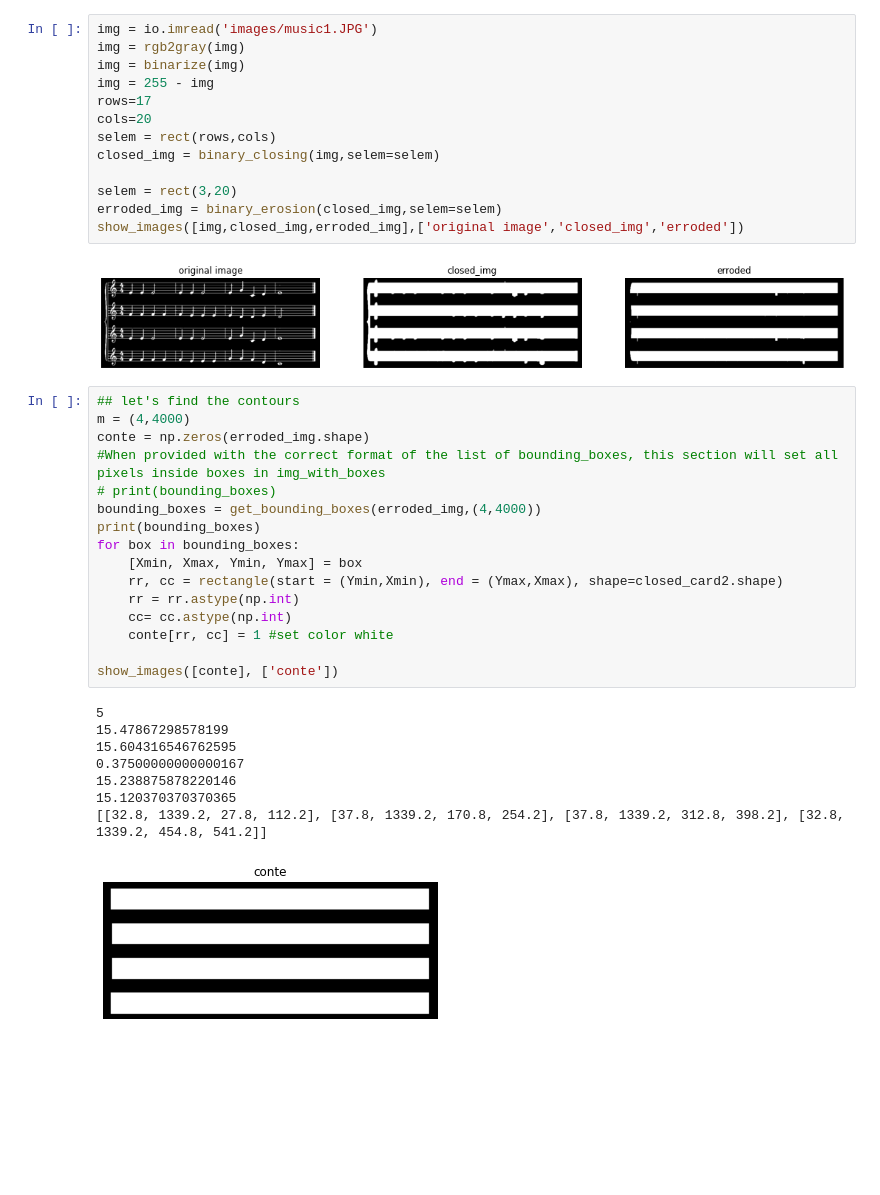
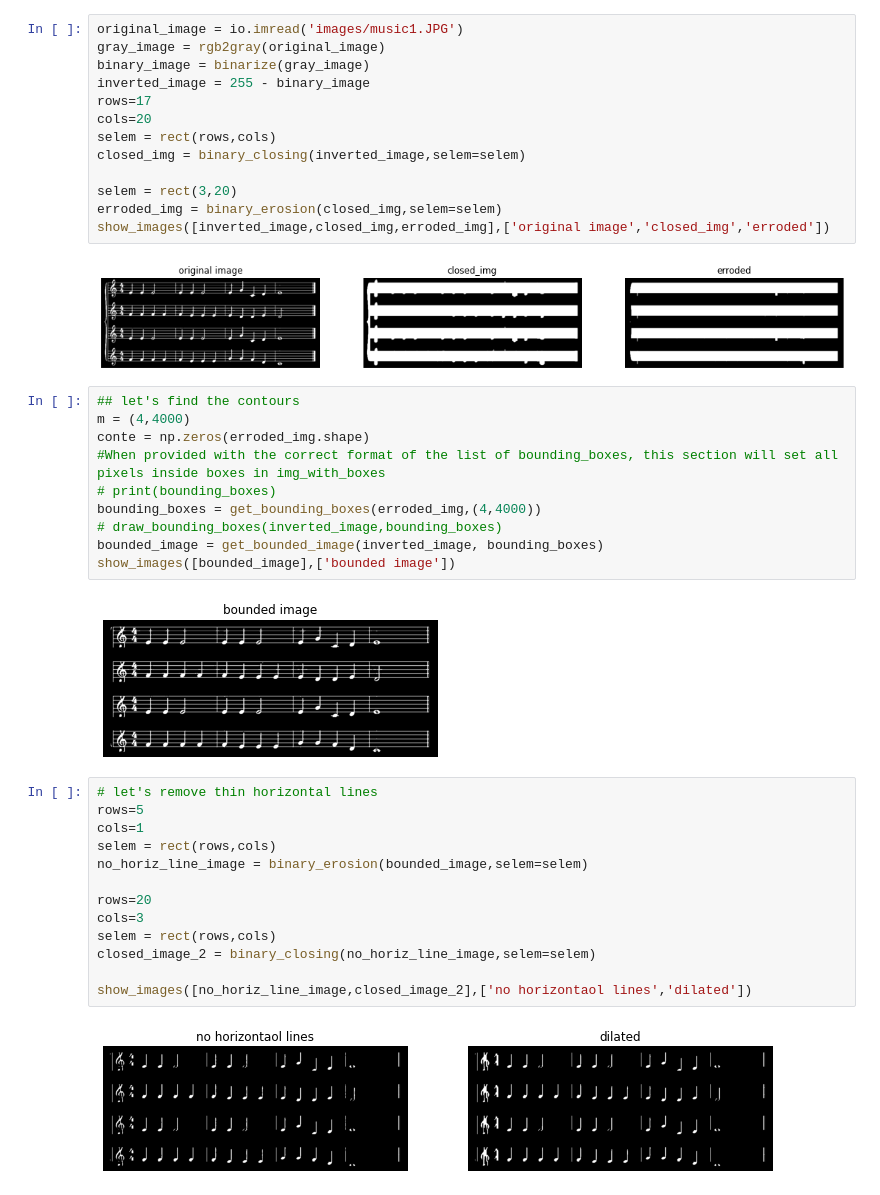
Before and after one commit to marait123/music-notes-reader, a Jupyter notebook: part1.ipynb, the cells around one changed output. Drawn from its saved outputs; the diff is of its cells as text; blank space fills up the shorter version.

Commit message:
started on segmenting the individual symbols

```diff
--- a/part1.ipynb
+++ b/part1.ipynb
@@ -60,40 +78,42 @@ def get_bounding_boxes(img,box_aspect_ratio):
 # %%
-img = io.imread('images/music1.JPG')
-img = rgb2gray(img)
-img = binarize(img)
-img = 255 - img
+original_image = io.imread('images/music1.JPG')
+gray_image = rgb2gray(original_image)
+binary_image = binarize(gray_image)
+inverted_image = 255 - binary_image
 rows=17
 cols=20
 selem = rect(rows,cols)
-closed_img = binary_closing(img,selem=selem)
+closed_img = binary_closing(inverted_image,selem=selem)
 
 selem = rect(3,20)
 erroded_img = binary_erosion(closed_img,selem=selem)
-show_images([img,closed_img,erroded_img],['original image','closed_img','erroded'])
+show_images([inverted_image,closed_img,erroded_img],['original image','closed_img','erroded'])
 # %% [output]
 [figure]
 # %%
 ## let's find the contours
 m = (4,4000)
 conte = np.zeros(erroded_img.shape)
 #When provided with the correct format of the list of bounding_boxes, this section will set all pixels inside boxes in img_with_boxes
 # print(bounding_boxes)
 bounding_boxes = get_bounding_boxes(erroded_img,(4,4000))
-print(bounding_boxes)
-for box in bounding_boxes:
-    [Xmin, Xmax, Ymin, Ymax] = box
-    rr, cc = rectangle(start = (Ymin,Xmin), end = (Ymax,Xmax), shape=closed_card2.shape)
-    rr = rr.astype(np.int)
-    cc= cc.astype(np.int)
-    conte[rr, cc] = 1 #set color white
-
-show_images([conte], ['conte'])
+# draw_bounding_boxes(inverted_image,bounding_boxes)
+bounded_image = get_bounded_image(inverted_image, bounding_boxes)
+show_images([bounded_image],['bounded image'])
 # %% [output]
-5
-15.47867298578199
-15.604316546762595
-0.37500000000000167
-15.238875878220146
-15.120370370370365
-[[32.8, 1339.2, 27.8, 112.2], [37.8, 1339.2, 170.8, 254.2], [37.8, 1339.2, 312.8, 398.2], [32.8, 1339.2, 454.8, 541.2]]
-[figure, old version]
+[figure, new version]
+# %%
+# let's remove thin horizontal lines
+rows=5
+cols=1
+selem = rect(rows,cols)
+no_horiz_line_image = binary_erosion(bounded_image,selem=selem)
+
+rows=20
+cols=3
+selem = rect(rows,cols)
+closed_image_2 = binary_closing(no_horiz_line_image,selem=selem)
+
+show_images([no_horiz_line_image,closed_image_2],['no horizontaol lines','dilated'])
+# %% [output]
+[figure, added]
```
Also changed, not shown: parts of 1 cell of this notebook.
